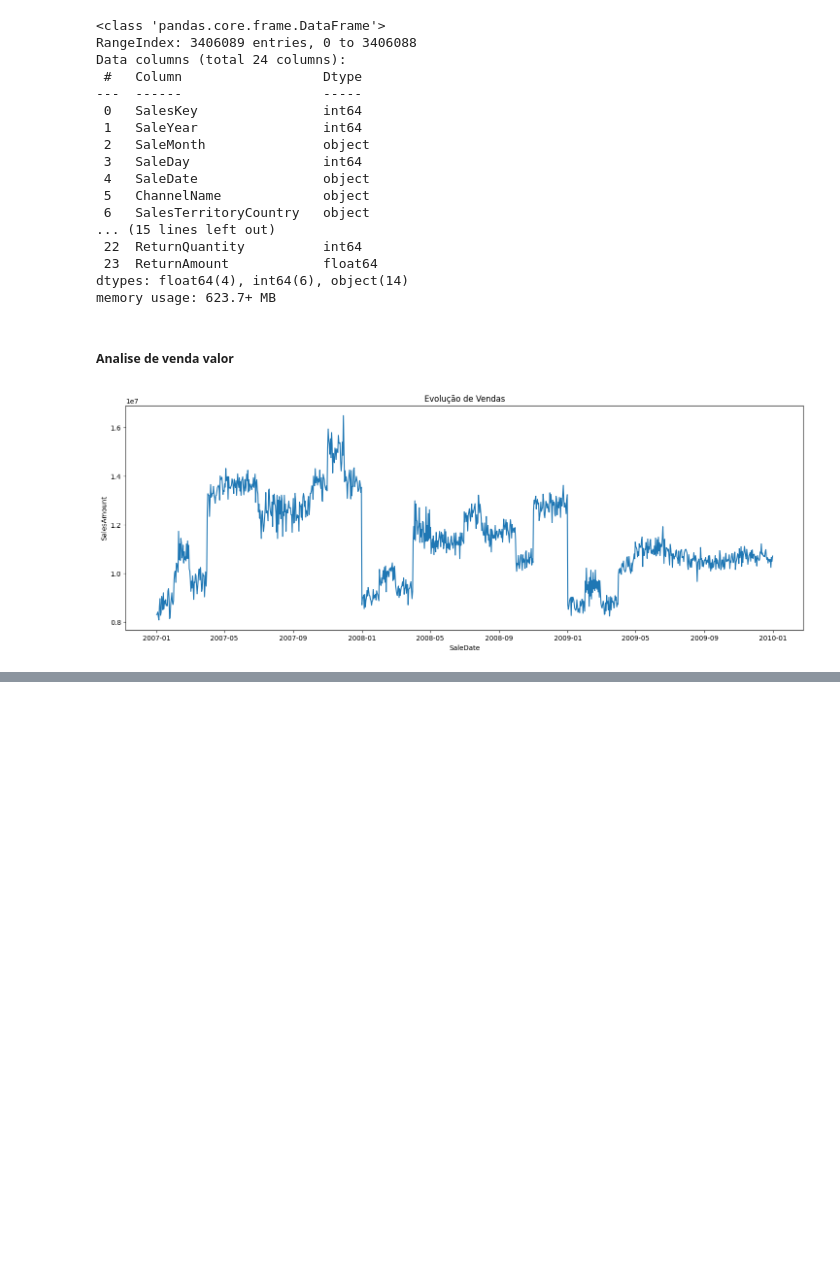
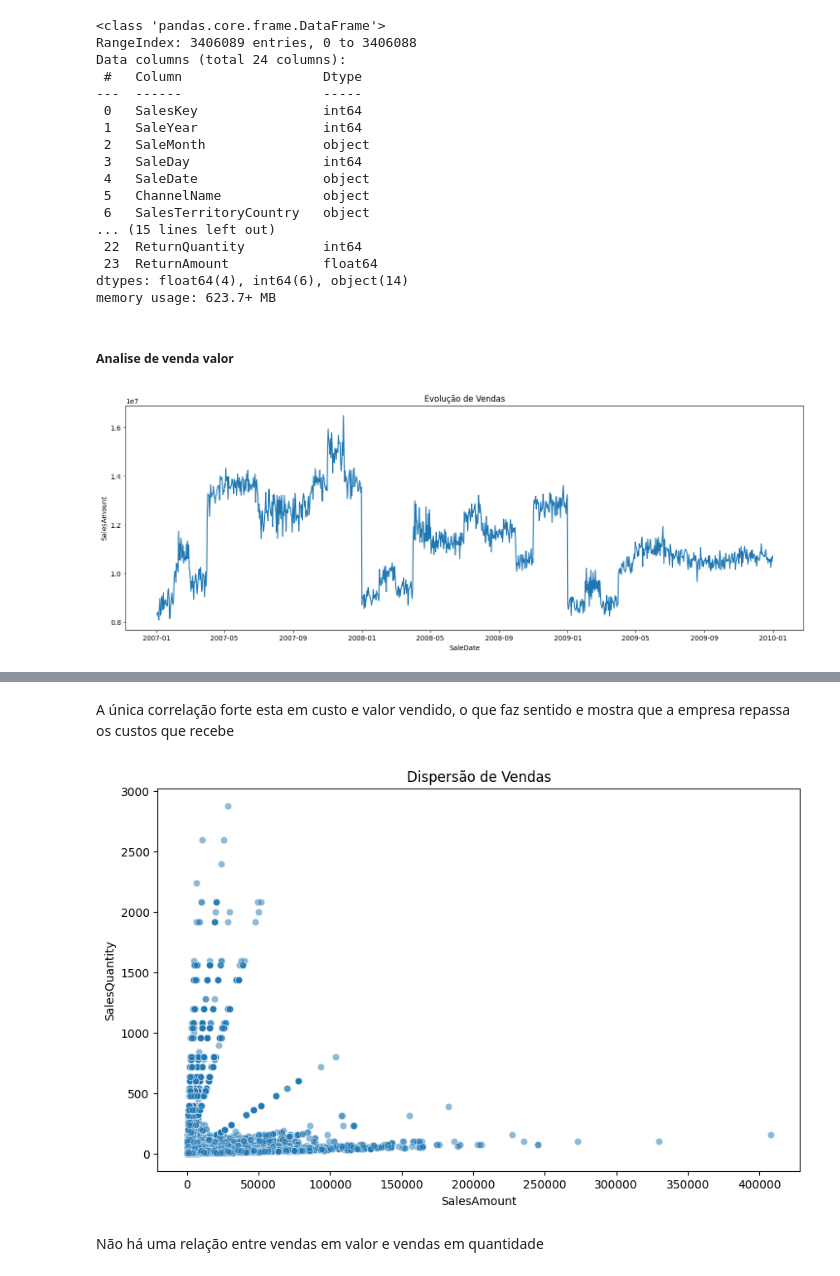
Before and after one commit to torvess/dashboard_vendas_contoso, a Jupyter notebook: Notebooks/analise_exploratoria.ipynb, the cells around one changed output, grey strips where cells are left out. Saved outputs shown, nothing was run; the diff lists cells and outputs as text; code cells hidden in the pictures; blank space fills up the shorter version.

```diff
--- a/Notebooks/analise_exploratoria.ipynb
+++ b/Notebooks/analise_exploratoria.ipynb
@@ -191,0 +223,18 @@ for x in x_columns:
+# %% [markdown]
+A única correlação forte esta em custo e valor vendido, o que faz sentido e mostra que a empresa repassa os custos que recebe
+# %%
+fig, ax = plt.subplots(figsize=(10, 6))
+ax.set_title('Dispersão de Vendas')
+
+sns.scatterplot(
+        data=dados,
+        x='SalesAmount',
+        y='SalesQuantity',
+        alpha=0.5
+    )
+
+plt.show()
+# %% [output]
+[figure, added]
+# %% [markdown]
+Não há uma relação entre vendas em valor e vendas em quantidade
```
Also changed, not shown: parts of 10 cells of this notebook.
